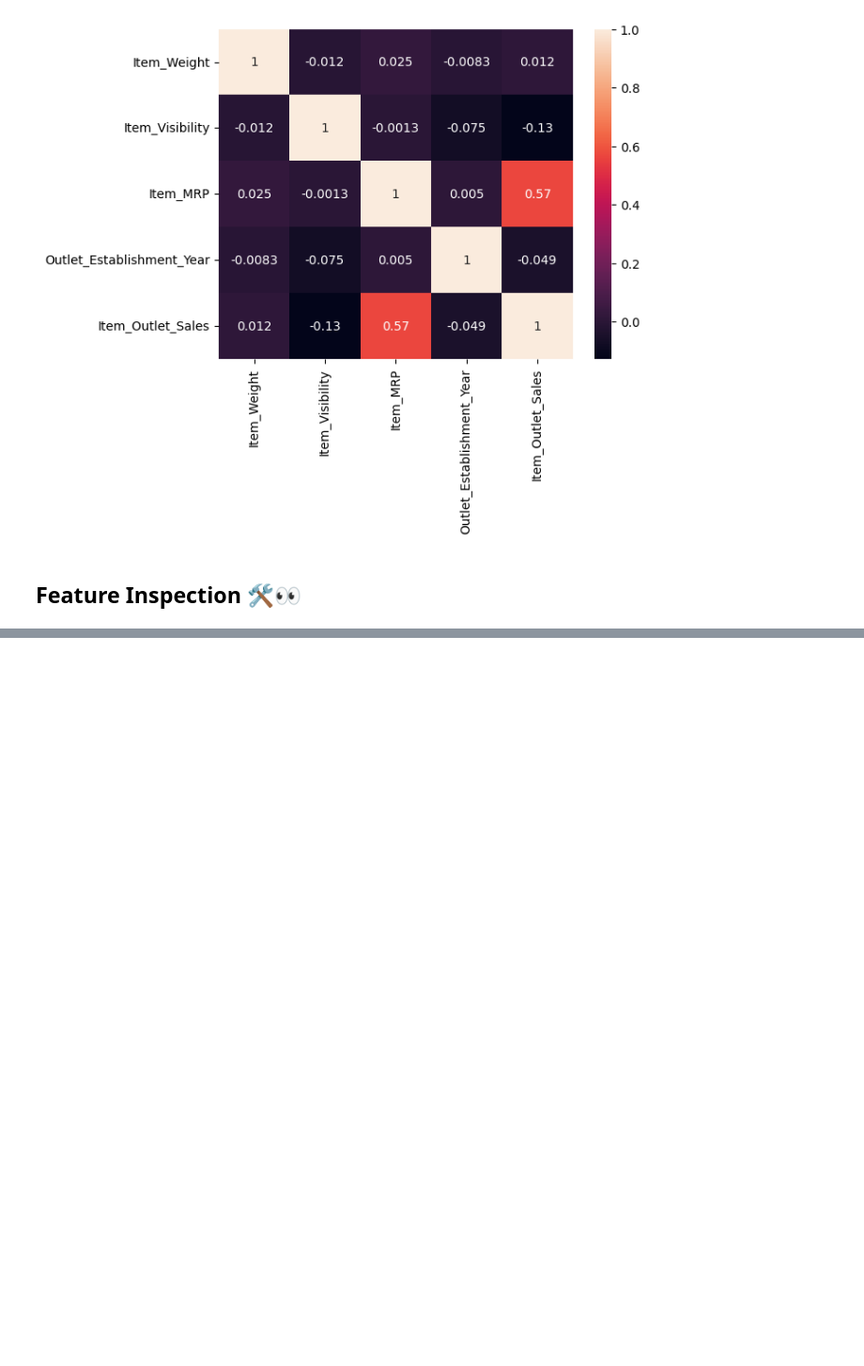
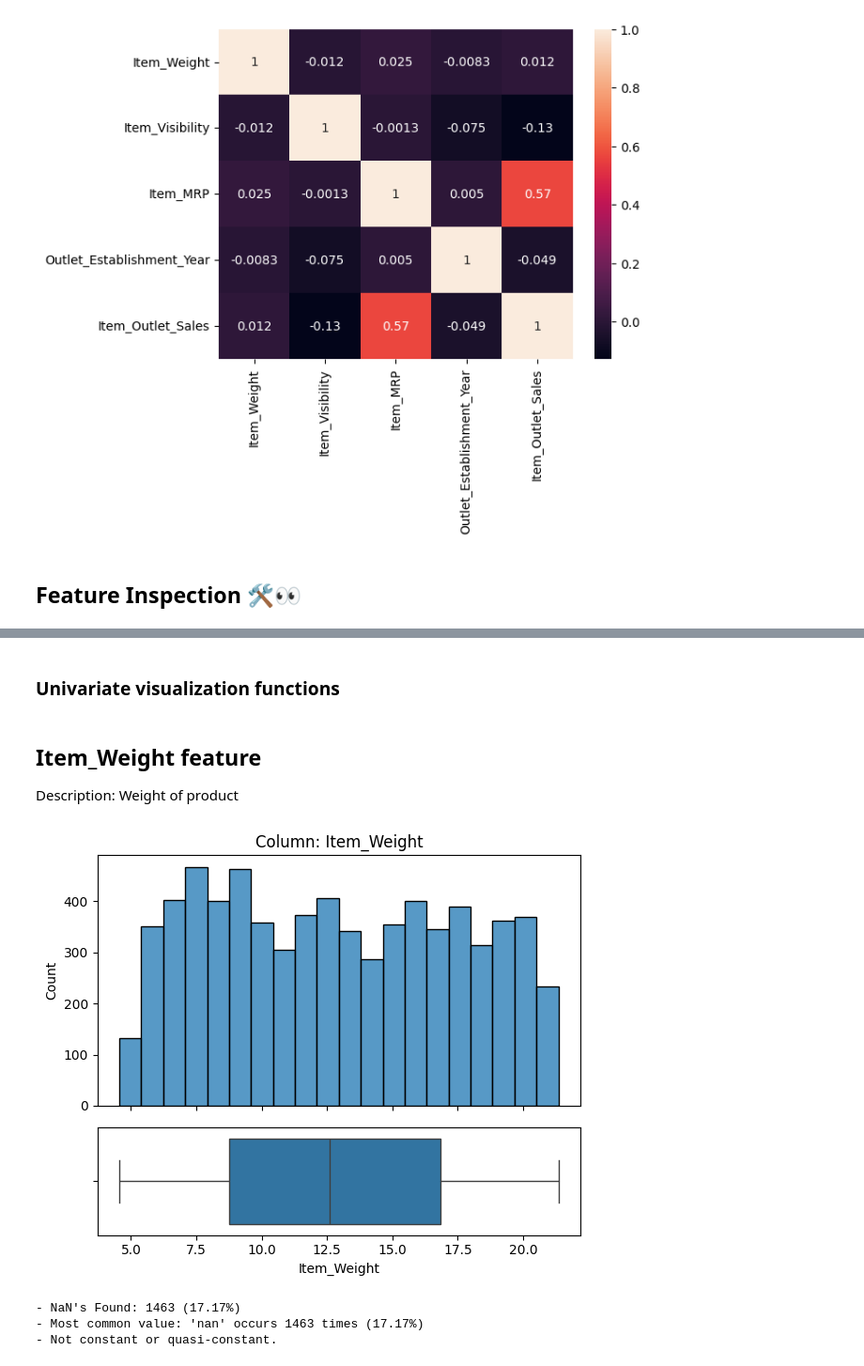
Before and after one commit to FoozBarakat/Prediction-of-Product-Sales, a Jupyter notebook: Prediction_of_Product_Sales.ipynb, the cells around one changed output, grey strips where cells are left out. Shown at 94% size. Saved outputs shown, nothing was run; the diff lists cells and outputs as text; code cells hidden in the pictures; blank space fills up the shorter version.

```diff
--- a/Prediction_of_Product_Sales.ipynb
+++ b/Prediction_of_Product_Sales.ipynb
@@ -194,6 +195,7 @@ dtype: object
 size_mode = mode(df_sales['Outlet_Size'])
 # %%
 # fill the empty values with the mode 'Medium'
+original_outlet_size = df_sales['Outlet_Size'].isna()
 df_sales['Outlet_Size'] = df_sales['Outlet_Size'].fillna(size_mode)
 # %% [markdown]
 ## 6) Confirm that there are no missing values after addressing them.
@@ -455,0 +473,3 @@ ax=sns.heatmap(corr,annot=True)
+# %%
+df_sales['Item_Weight']= df_sales['Item_Weight'].replace(weight_mean,np.nan)
+df_sales.isna().sum()
@@ -455,0 +491,3 @@ ax=sns.heatmap(corr,annot=True)
+# %%
+df_sales.loc[original_outlet_size, 'Outlet_Size']= np.nan
+df_sales.isna().sum()
@@ -455,0 +509,2 @@ ax=sns.heatmap(corr,annot=True)
+# %% [markdown]
+### Univariate visualization functions
@@ -455,0 +556,48 @@ ax=sns.heatmap(corr,annot=True)
+# %%
+def explore_numeric(df, x, figsize=(6,5) ):
+  # Making our figure with gridspec for subplots
+  gridspec = {'height_ratios':[0.7,0.3]}
+  fig, axes = plt.subplots(nrows=2, figsize=figsize,
+                           sharex=True, gridspec_kw=gridspec)
+  # Histogram on Top
+  sns.histplot(data=df, x=x, ax=axes[0])
+  # Boxplot on Bottom
+  sns.boxplot(data=df, x=x, ax=axes[1])
+  ## Adding a title
+  axes[0].set_title(f"Column: {x}")
+  ## Adjusting subplots to best fill Figure
+  fig.tight_layout()
+
+  # Ensure plot is shown before message
+  plt.show()
+  ## Print message with info on the count and % of null values
+  null_count = df[x].isna().sum()
+  null_perc = null_count/len(df)* 100
+  print(f"- NaN's Found: {null_count} ({round(null_perc,2)}%)")
+   # First find value counts of feature
+  val_counts = df_sales[x].value_counts(dropna=False)
+  # Define the most common value
+  most_common_val = val_counts.index[0]
+  # Define the frequency of the most common value
+  freq = val_counts.values[0]
+  # Calculate the percentage of the most common value
+  perc_most_common = freq / len(df_sales) * 100
+  # Print the results
+  print(f"- Most common value: '{most_common_val}' occurs {freq} times ({round(perc_most_common,2)}%)")
+  # print message if quasi-constant or constant (most common val more than 98% of data)
+  if perc_most_common > 98:
+    print(f"\n- [!] Warning: '{x}' is a constant or quasi-constant feature and should be dropped.")
+  else:
+    print("- Not constant or quasi-constant.")
+# %% [markdown]
+
+## Item_Weight feature
+
+Description: Weight of product
+# %%
+explore_numeric(df_sales,x="Item_Weight")
+# %% [output]
+[figure, added]
+- NaN's Found: 1463 (17.17%)
+- Most common value: 'nan' occurs 1463 times (17.17%)
+- Not constant or quasi-constant.
```
Also changed, not shown: parts of 85 cells of this notebook.
